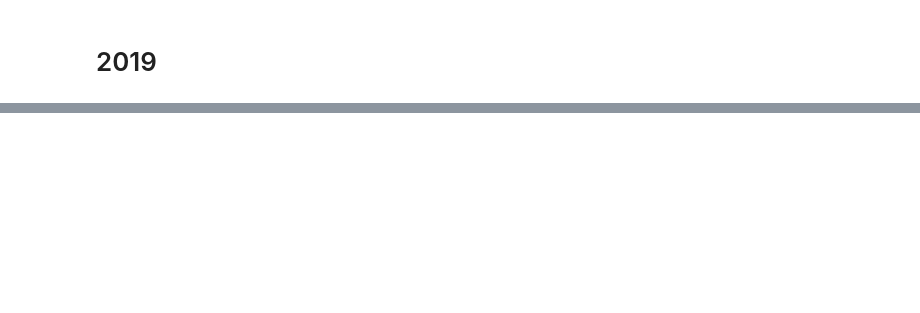
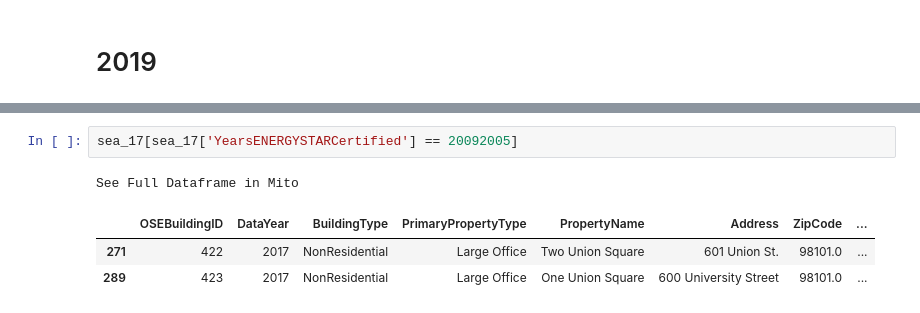
Before and after one commit to pawellachowski777/Seattle-Building-Energy-Benchmarking, a Jupyter notebook: Data-Processing.ipynb, the cells around one changed output, grey strips where cells are left out. Cells and saved outputs as stored; diff of their text form; blank space fills up the shorter version.

```diff
--- a/Data-Processing.ipynb
+++ b/Data-Processing.ipynb
@@ -399,0 +493,7 @@ print(df)
+# %%
+sea_17[sea_17['YearsENERGYSTARCertified'] == 20092005]
+# %% [output]
+See Full Dataframe in Mito
+|  | OSEBuildingID | DataYear | BuildingType | PrimaryPropertyType | PropertyName | Address | ZipCode | ... |
+| 271 | 422 | 2017 | NonResidential | Large Office | Two Union Square | 601 Union St. | 98101.0 | ... |
+| 289 | 423 | 2017 | NonResidential | Large Office | One Union Square | 600 University Street | 98101.0 | ... |
```
Also changed, not shown: parts of 36 cells of this notebook, 1 other file.
